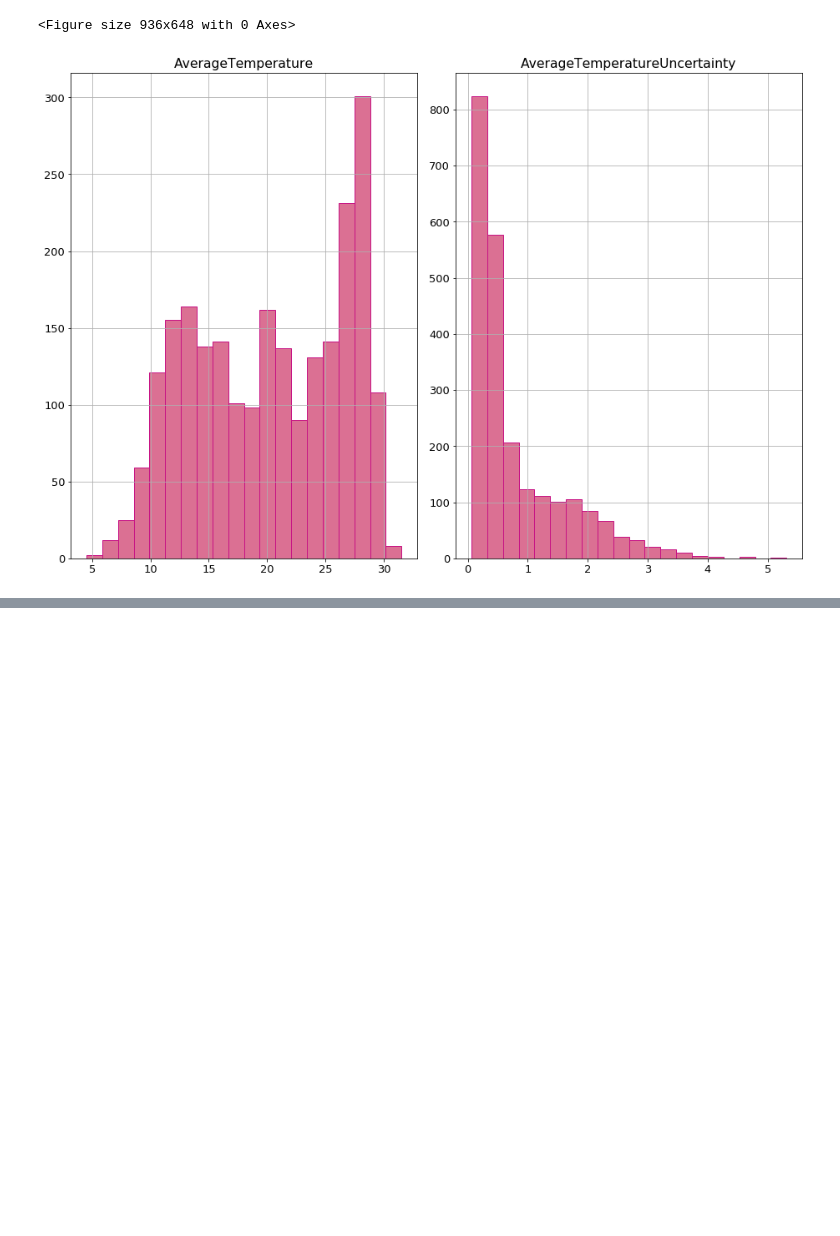
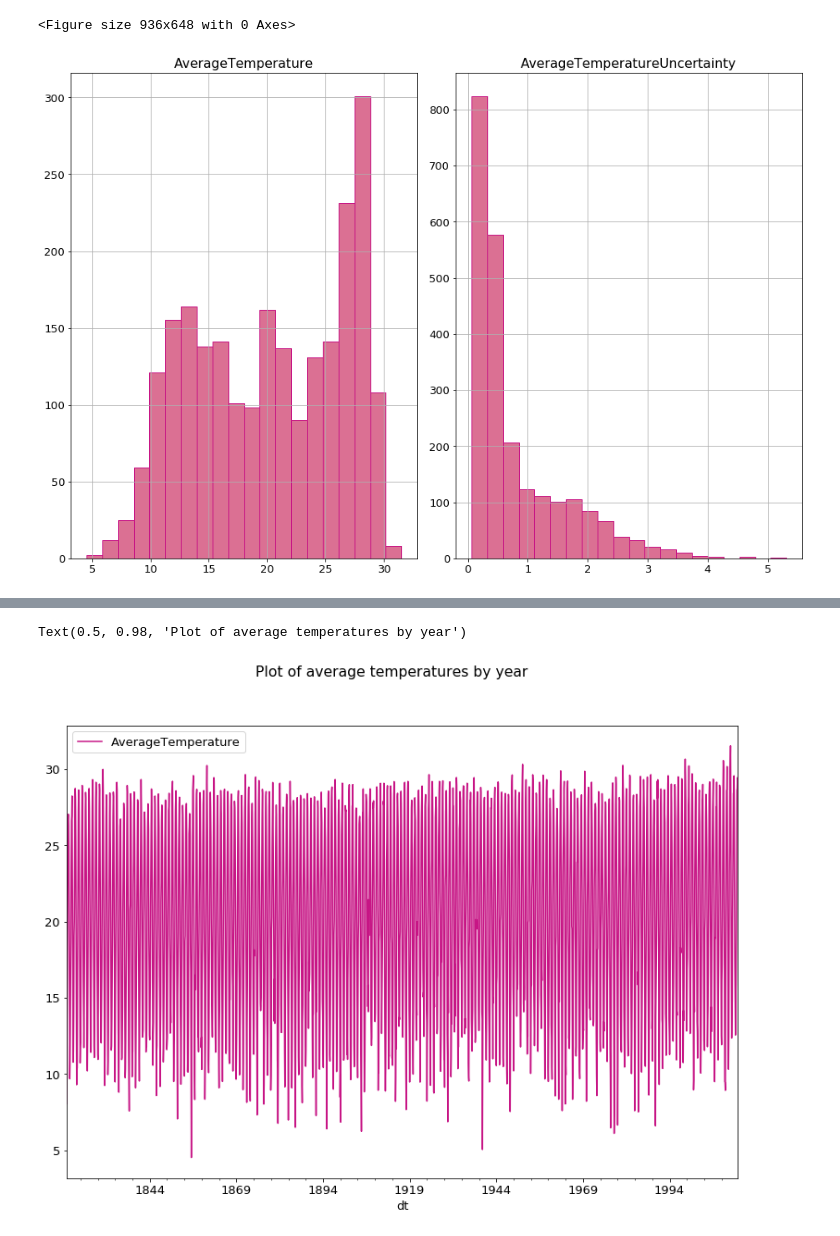
Before and after one commit to GabbyBarajasBroussard/climate-change-exercise, a Jupyter notebook: workbook.ipynb, the cells around one changed output, grey strips where cells are left out. Drawn from its saved outputs; the diff is of its cells as text; code cells hidden in the pictures; blank space fills up the shorter version.

```diff
--- a/workbook.ipynb
+++ b/workbook.ipynb
@@ -48,0 +106,7 @@ memory usage: 127.1+ KB
+# %%
+by_date = df.groupby(['dt']).AverageTemperature.sum().reset_index()
+by_date.plot(x='dt', y='AverageTemperature', color= 'mediumvioletred')
+plt.suptitle('Plot of average temperatures by year')
+# %% [output]
+Text(0.5, 0.98, 'Plot of average temperatures by year')
+[figure, added]
```
Also changed, not shown: parts of 15 cells of this notebook.
